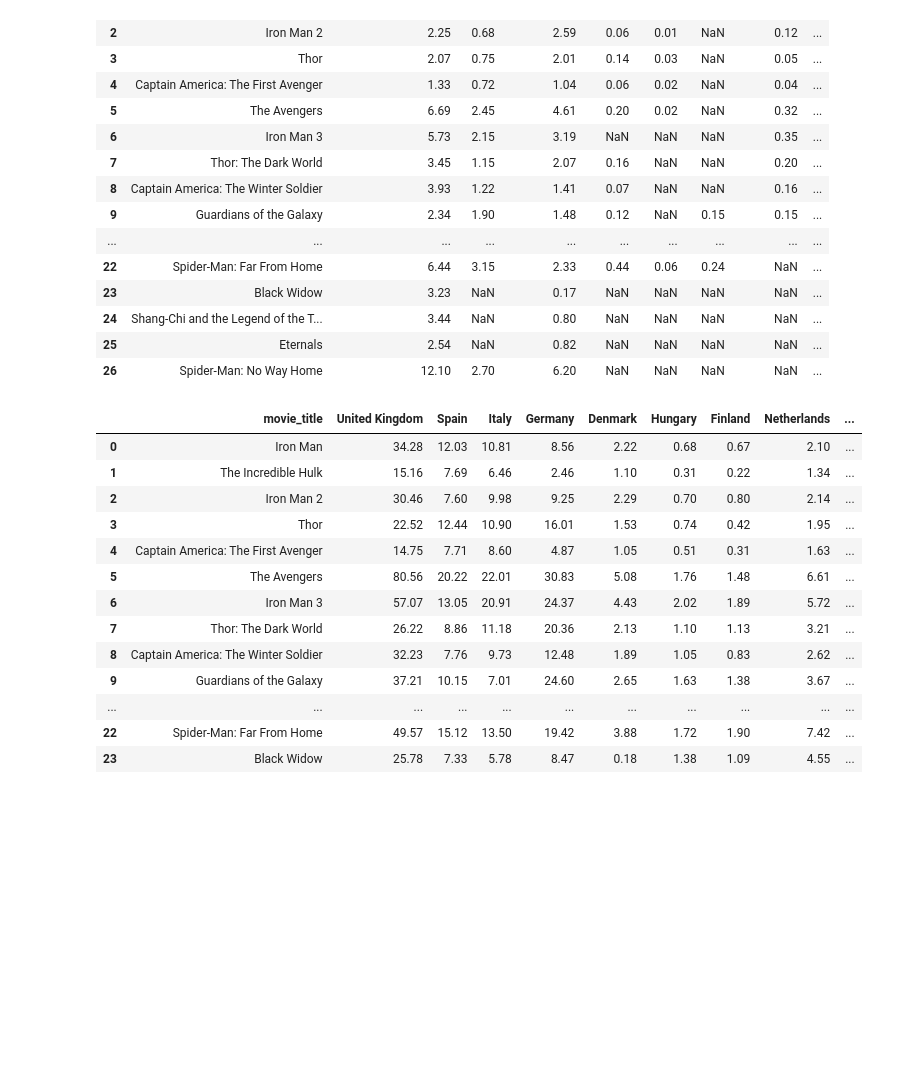
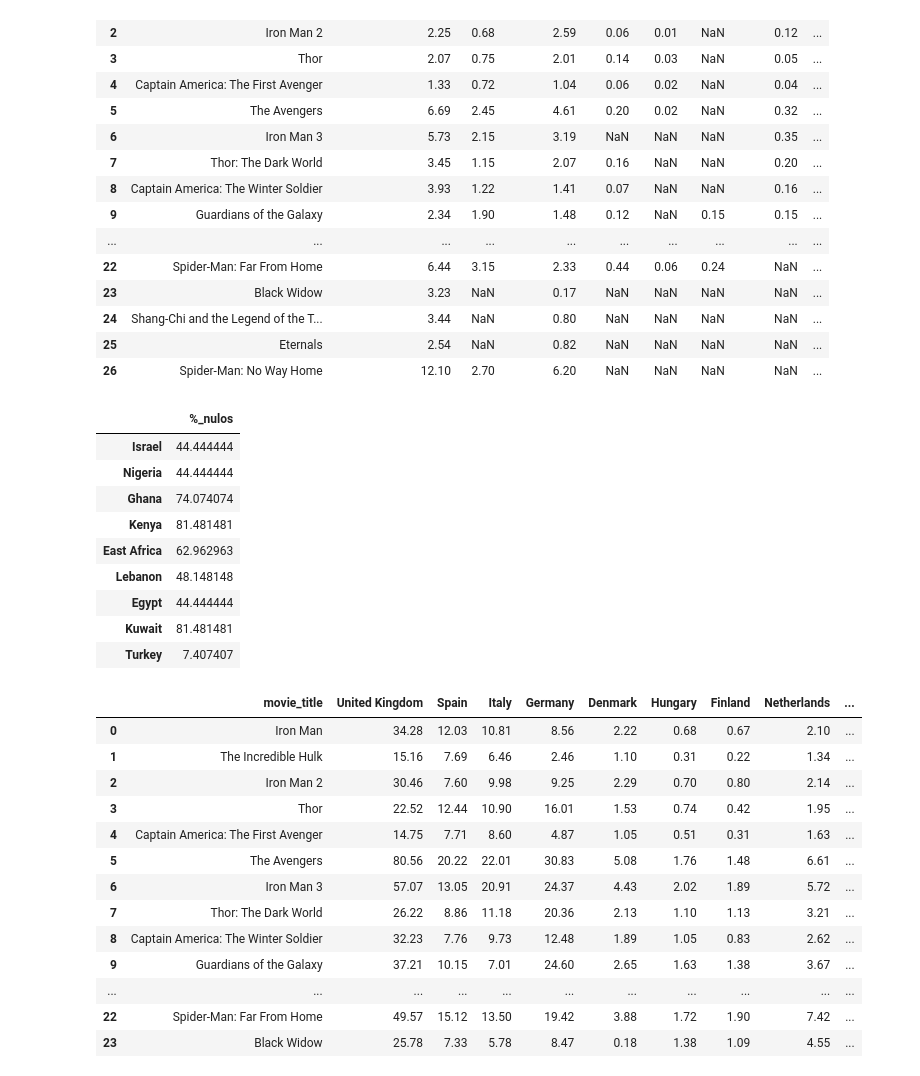
Before and after one commit to JohannaRL/pair_programming_promoG_modulo4_Fedra_Johanna, a Jupyter notebook: explo.ipynb, the cells around one changed output. Drawn from its saved outputs; the diff is of its cells as text; code cells hidden in the pictures; blank space fills up the shorter version.

```diff
--- a/explo.ipynb
+++ b/explo.ipynb
@@ -121,3 +118,12 @@ Los principales estadísticos de las COLUMNAS CATEGÓRICAS para el MOVIE_TITLE s
 |  | count | unique | top | freq |
 | movie_title | 27 | 27 | Iron Man | 1 |
 ... (20 outputs left out)
+# %%
+def comprobacion_valores_nulos(df):
+
+
+    # calculamos el % de nulos por columna
+    df_nulos = pd.DataFrame((df.isnull().sum() / df.shape[0]) * 100, columns = ["%_nulos"])
+    # filtramos el DataFrame para quedarnos solo con aquellas columnas que tengan nulos
+
+    return df_nulos[df_nulos["%_nulos"] > 0]
@@ -165,3 +184,16 @@ df_middle_east_and_africa
 | 24 | Shang-Chi and the Legend of the T... | 3.44 | NaN | 0.80 | NaN | NaN | NaN | NaN | ... |
 | 25 | Eternals | 2.54 | NaN | 0.82 | NaN | NaN | NaN | NaN | ... |
 | 26 | Spider-Man: No Way Home | 12.10 | 2.70 | 6.20 | NaN | NaN | NaN | NaN | ... |
+# %%
+comprobacion_valores_nulos(df_middle_east_and_africa)
+# %% [output]
+|  | %_nulos |
+| Israel | 44.444444 |
+| Nigeria | 44.444444 |
+| Ghana | 74.074074 |
+| Kenya | 81.481481 |
+| East Africa | 62.962963 |
+| Lebanon | 48.148148 |
+| Egypt | 44.444444 |
+| Kuwait | 81.481481 |
+| Turkey | 7.407407 |
```
Also changed, not shown: parts of 13 cells of this notebook, 3 other files.
